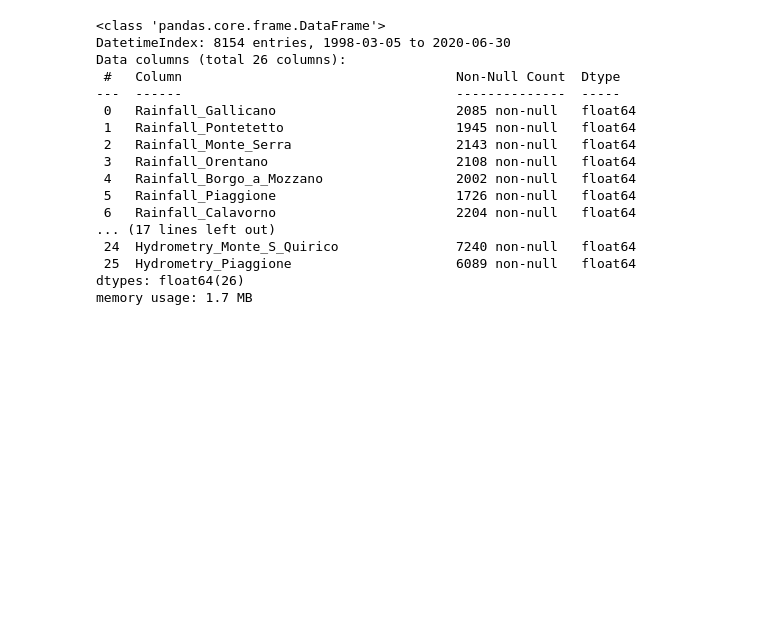
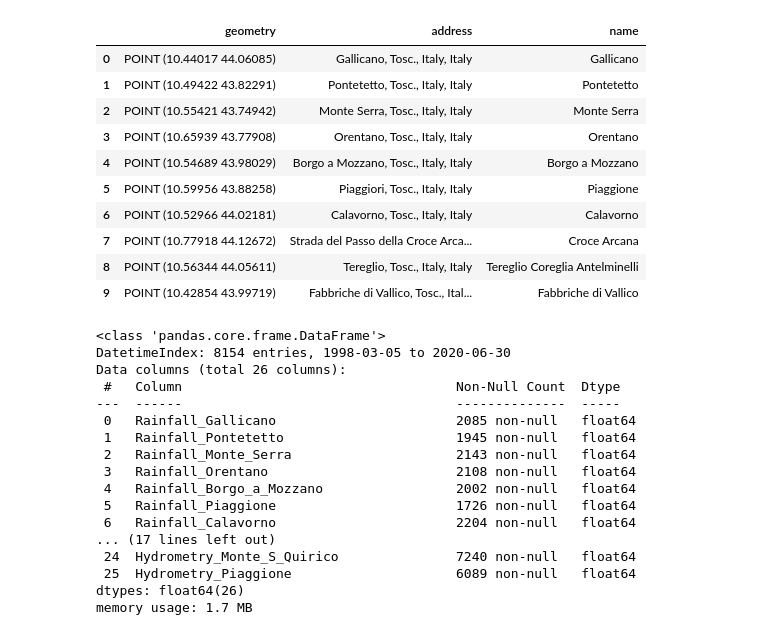
Before and after one commit to thomas-wsbd/acea-water-prediction, a Jupyter notebook: explore.ipynb, the cells around one changed output. Cells and saved outputs as stored; diff of their text form; code cells hidden in the pictures; blank space fills up the shorter version.

```diff
--- a/explore.ipynb
+++ b/explore.ipynb
@@ -82,3 +120,17 @@ makemap(gdf)
+# %%
+gdf
+# %% [output]
+|  | geometry | address | name |
+| 0 | POINT (10.44017 44.06085) | Gallicano, Tosc., Italy, Italy | Gallicano |
+| 1 | POINT (10.49422 43.82291) | Pontetetto, Tosc., Italy, Italy | Pontetetto |
+| 2 | POINT (10.55421 43.74942) | Monte Serra, Tosc., Italy, Italy | Monte Serra |
+| 3 | POINT (10.65939 43.77908) | Orentano, Tosc., Italy, Italy | Orentano |
+| 4 | POINT (10.54689 43.98029) | Borgo a Mozzano, Tosc., Italy, Italy | Borgo a Mozzano |
+| 5 | POINT (10.59956 43.88258) | Piaggiori, Tosc., Italy, Italy | Piaggione |
+| 6 | POINT (10.52966 44.02181) | Calavorno, Tosc., Italy, Italy | Calavorno |
+| 7 | POINT (10.77918 44.12672) | Strada del Passo della Croce Arca... | Croce Arcana |
+| 8 | POINT (10.56344 44.05611) | Tereglio, Tosc., Italy, Italy | Tereglio Coreglia Antelminelli |
+| 9 | POINT (10.42854 43.99719) | Fabbriche di Vallico, Tosc., Ital... | Fabbriche di Vallico |
 # %%
 df_aq_auser.info()
 # %% [output]
```
Also changed, not shown: parts of 9 cells of this notebook, 54 other files.
